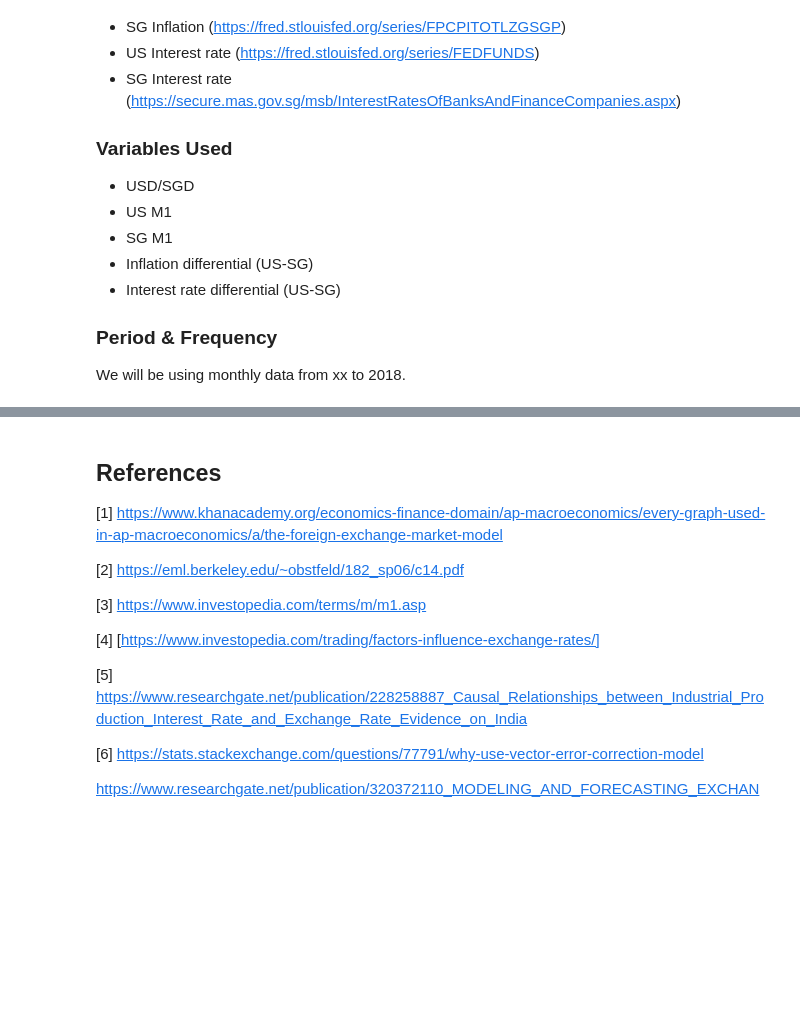
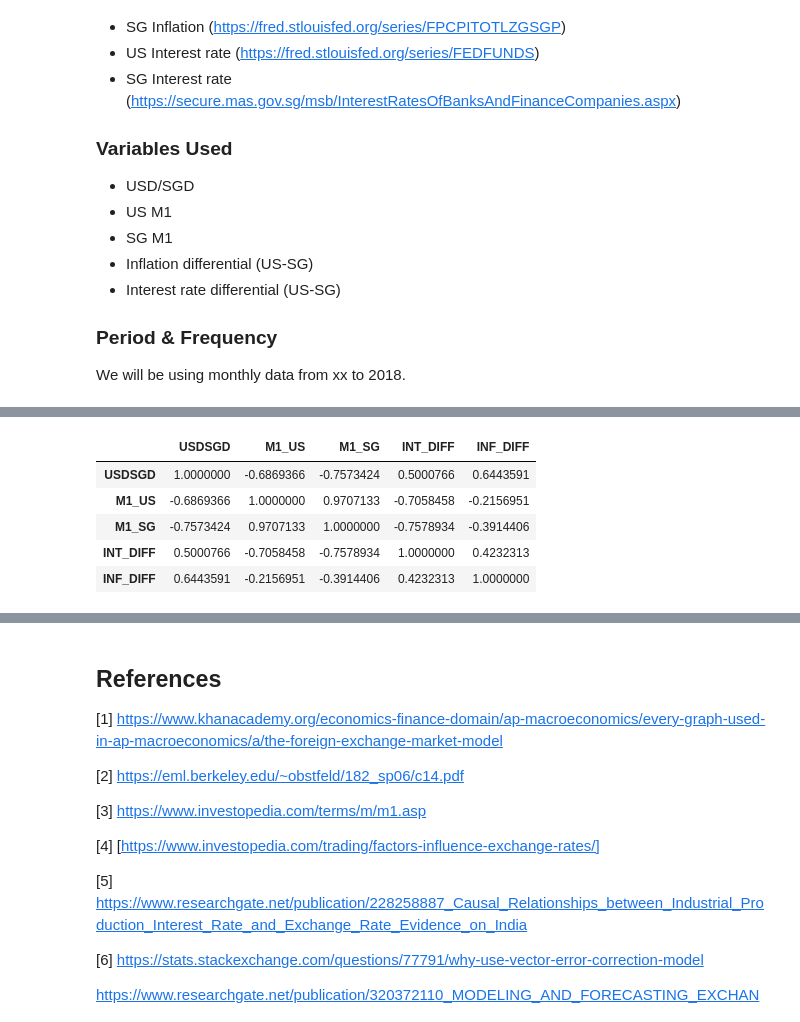
Before and after one commit to yehjxraymond/wqu_econometrics_group_proj, a Jupyter notebook: submission2/Part 2.ipynb, the cells around one changed output, grey strips where cells are left out. Drawn from its saved outputs; the diff is of its cells as text; code cells hidden in the pictures; blank space fills up the shorter version.

```diff
--- a/submission2/Part 2.ipynb
+++ b/submission2/Part 2.ipynb
@@ -118,0 +187,10 @@ M1_US = read.table("data/M1-US.csv", header=TRUE, sep = ",", colClasses = c("Dat
+# %%
+# Print correlation of the data
+cor(data)
+# %% [output]
+|  | USDSGD | M1_US | M1_SG | INT_DIFF | INF_DIFF |
+| USDSGD | 1.0000000 | -0.6869366 | -0.7573424 | 0.5000766 | 0.6443591 |
+| M1_US | -0.6869366 | 1.0000000 | 0.9707133 | -0.7058458 | -0.2156951 |
+| M1_SG | -0.7573424 | 0.9707133 | 1.0000000 | -0.7578934 | -0.3914406 |
+| INT_DIFF | 0.5000766 | -0.7058458 | -0.7578934 | 1.0000000 | 0.4232313 |
+| INF_DIFF | 0.6443591 | -0.2156951 | -0.3914406 | 0.4232313 | 1.0000000 |
```
Also changed, not shown: parts of 6 cells of this notebook, 2 other files.
